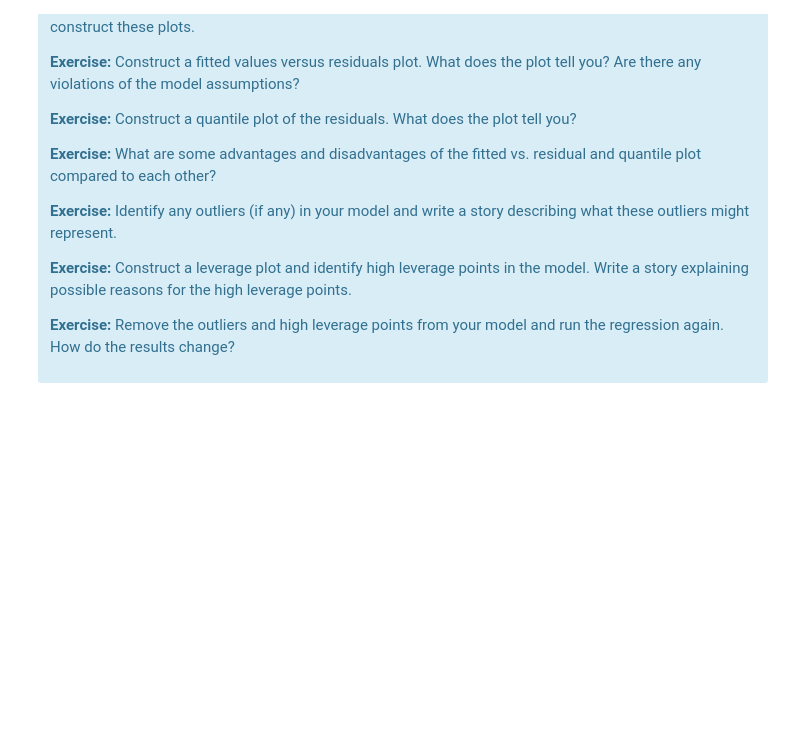
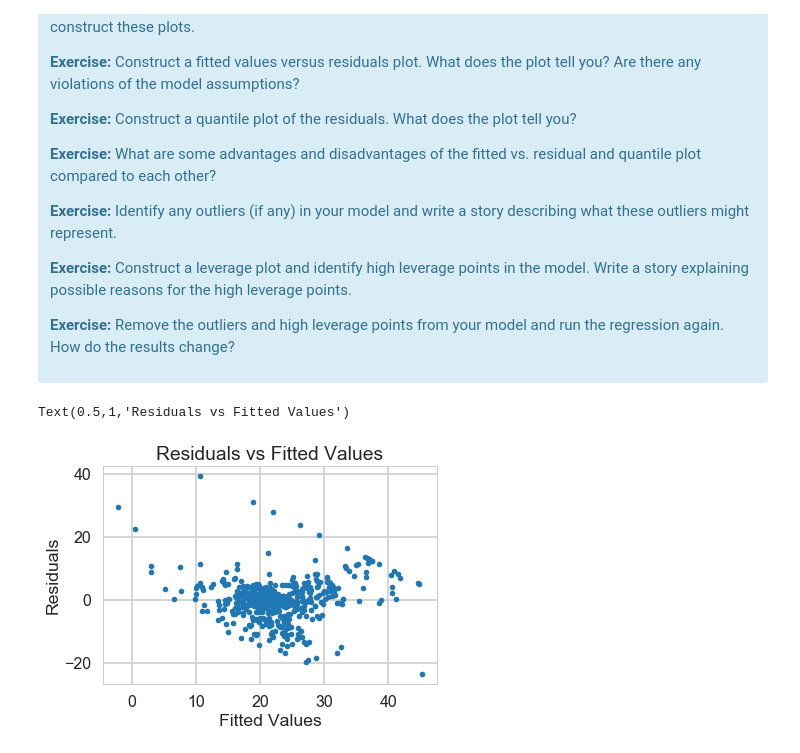
Before and after one commit to cisco3775/Linear-Regression-Using-Boston-Housing-Data-Set, a Jupyter notebook: Mini_Project_Linear_Regression.ipynb, the cells around one changed output. Cells and saved outputs as stored; diff of their text form; code cells hidden in the pictures; blank space fills up the shorter version.

```diff
--- a/Mini_Project_Linear_Regression.ipynb
+++ b/Mini_Project_Linear_Regression.ipynb
@@ -744,0 +822,9 @@ There are some other issues that are important investigate with linear regressio
+# %%
+# Your turn.
+plt.plot(m.fittedvalues, m.resid, marker='.', linestyle='none')
+plt.ylabel('Residuals')
+plt.xlabel('Fitted Values')
+plt.title('Residuals vs Fitted Values')
+# %% [output]
+Text(0.5,1,'Residuals vs Fitted Values')
+[figure, added]
```
Also changed, not shown: parts of 12 cells of this notebook.
